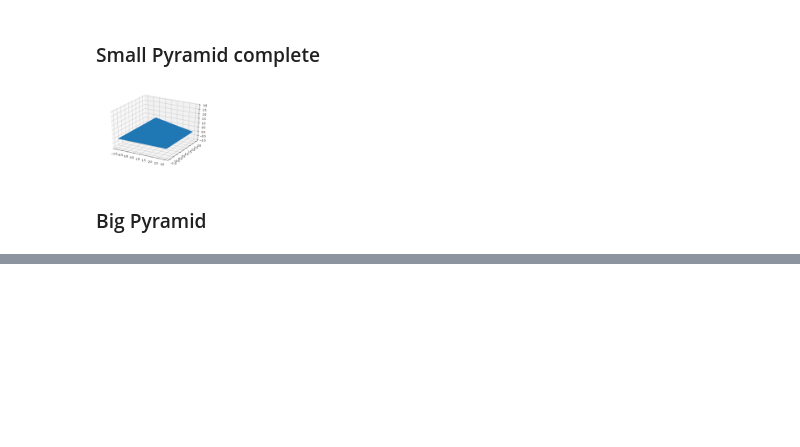
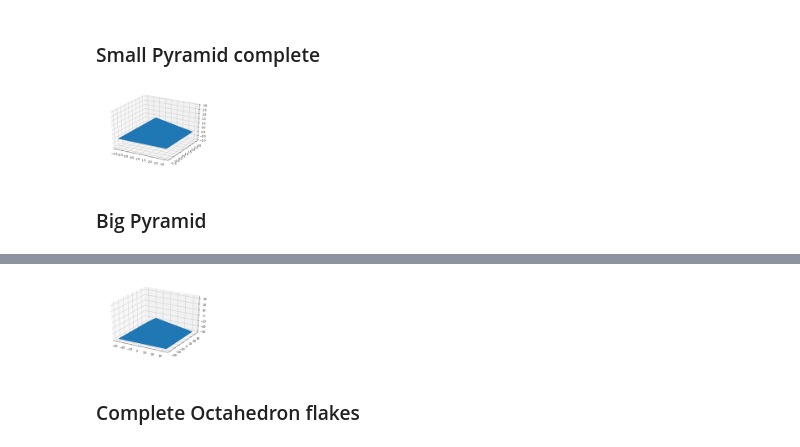
Before and after one commit to thomsn/fractals, a Jupyter notebook: life_mimicked.ipynb, the cells around one changed output, grey strips where cells are left out. Drawn from its saved outputs; the diff is of its cells as text; code cells hidden in the pictures; blank space fills up the shorter version.

Commit message:
big pyramid complete

```diff
--- a/life_mimicked.ipynb
+++ b/life_mimicked.ipynb
@@ -86,7 +86,7 @@ spikes = numpy.concatenate([spikes, top_spike])
 
 
 data = numpy.zeros(len(spikes), dtype=mesh.Mesh.dtype)
-mesh = mesh.Mesh(data)
+my_mesh = mesh.Mesh(data)
 
 # x y z
 data['vectors'] = spikes
@@ -100,16 +100,16 @@ axes = mplot3d.Axes3D(figure)
 
 
 # Render the cube faces
-axes.add_collection3d(mplot3d.art3d.Poly3DCollection(mesh.vectors))
+axes.add_collection3d(mplot3d.art3d.Poly3DCollection(my_mesh.vectors))
 
 # Auto scale to the mesh size
-scale = numpy.concatenate(mesh).flatten(-1)
+scale = numpy.concatenate(my_mesh).flatten(-1)
 axes.auto_scale_xyz(scale, scale, scale)
 
 # Show the plot to the screen
 pyplot.show()
 
-mesh.save('spiky_surface.stl')
+my_mesh.save('spiky_surface.stl')
 # %% [output]
 [figure]
 # %% [markdown]
@@ -118,0 +117,3 @@ mesh.save('spiky_surface.stl')
+# %%
+spikes_copy = spikes.copy()
+len(spikes_copy)
@@ -118,0 +187,24 @@ mesh.save('spiky_surface.stl')
+# %%
+from matplotlib import pyplot
+from mpl_toolkits import mplot3d
+
+# Create a new plot
+figure = pyplot.figure()
+axes = mplot3d.Axes3D(figure)
+
+
+# Render the cube faces
+axes.add_collection3d(mplot3d.art3d.Poly3DCollection(my_mesh.vectors))
+
+# Auto scale to the mesh size
+scale = numpy.concatenate(my_mesh).flatten(-1)
+axes.auto_scale_xyz(scale, scale, scale)
+
+# Show the plot to the screen
+pyplot.show()
+
+my_mesh.save('big_pyramid.stl')
+# %% [output]
+[figure, added]
+# %% [markdown]
+### Complete Octahedron flakes
```
Also changed, not shown: parts of 5 cells of this notebook.
